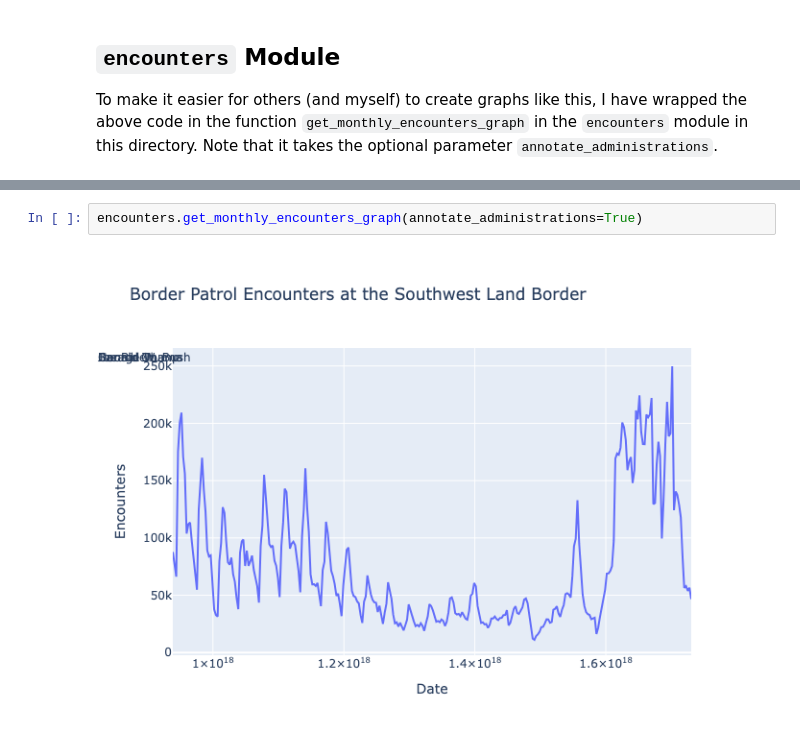
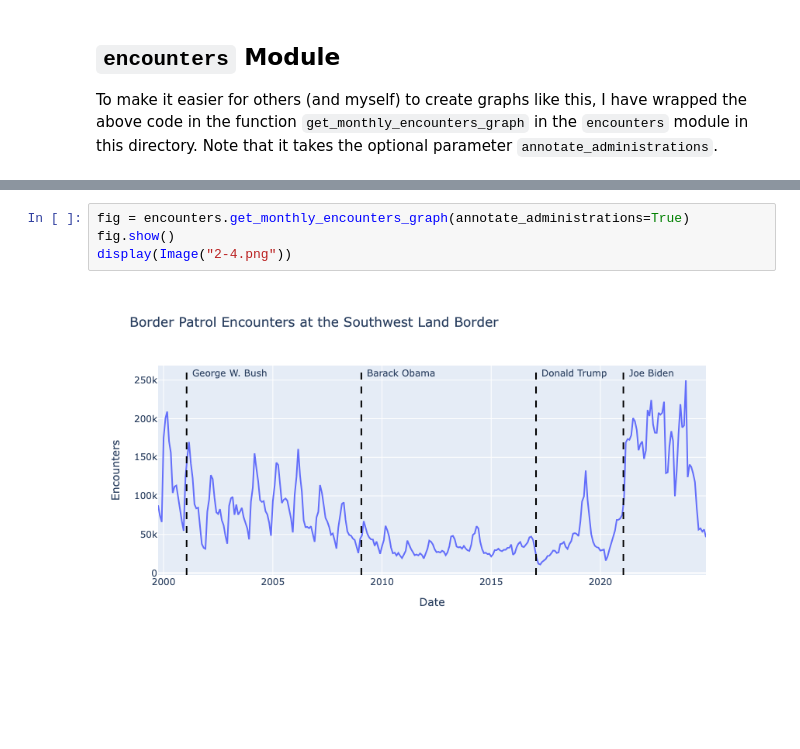
Before and after one commit to arilamstein/immigration_enforcement, a Jupyter notebook: cbp/2-add-administration-markers.ipynb, the cells around one changed output, grey strips where cells are left out. Drawn from its saved outputs; the diff is of its cells as text; blank space fills up the shorter version.

```diff
--- a/cbp/2-add-administration-markers.ipynb
+++ b/cbp/2-add-administration-markers.ipynb
@@ -98,4 +106,6 @@ encounters.get_monthly_encounters_graph()
 # %%
-encounters.get_monthly_encounters_graph(annotate_administrations=True)
+fig = encounters.get_monthly_encounters_graph(annotate_administrations=True)
+fig.show()
+display(Image("2-4.png"))
 # %% [output]
-[figure, old version]
+[figure, new version]
```
Also changed, not shown: parts of 8 cells of this notebook, 4 other files.
